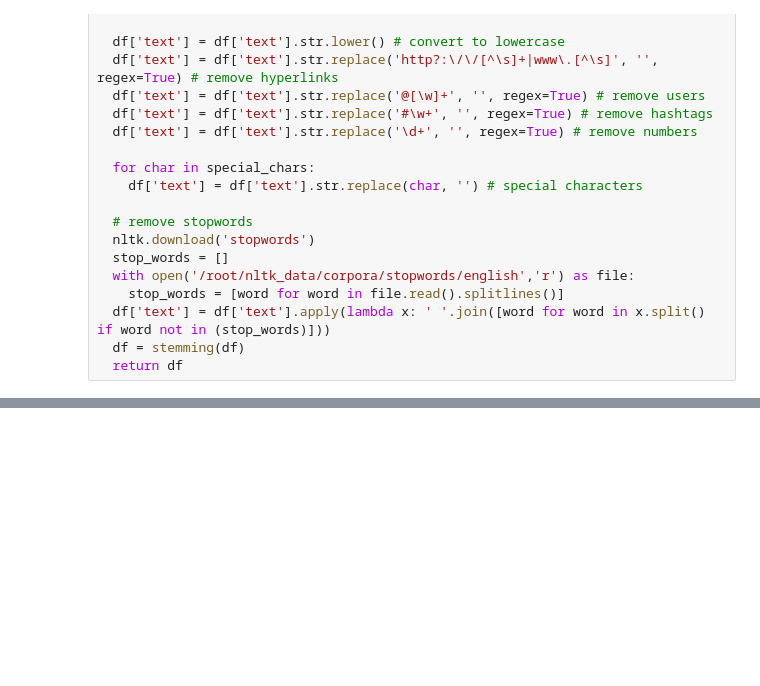
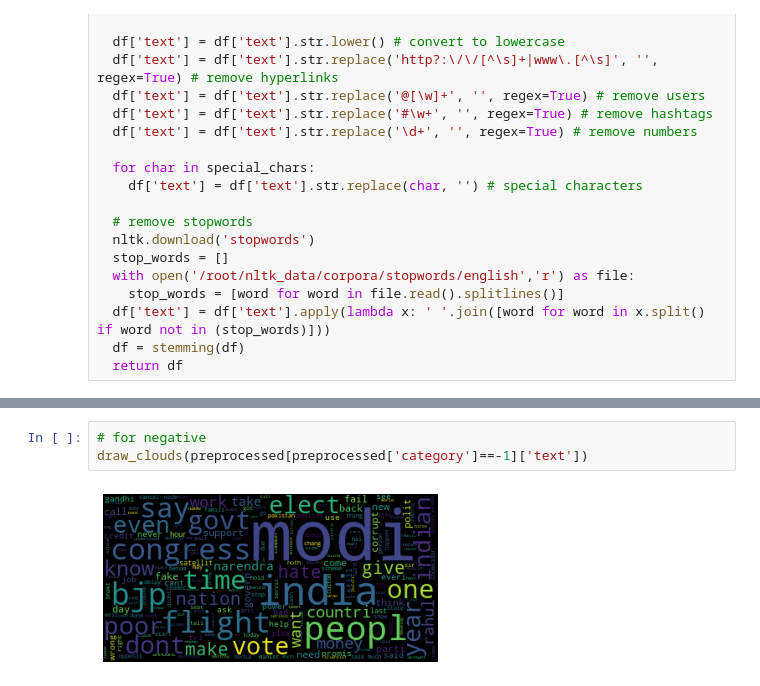
Before and after one commit to beta996/Twitter-Sentiment-Analysis, a Jupyter notebook: MLproject1.ipynb, the cells around one changed output, grey strips where cells are left out. Drawn from its saved outputs; the diff is of its cells as text; blank space fills up the shorter version.

```diff
--- a/MLproject1.ipynb
+++ b/MLproject1.ipynb
@@ -159,0 +212,5 @@ See the caveats in the documentation: https://pandas.pydata.org/pandas-docs/stab
+# %%
+# for negative
+draw_clouds(preprocessed[preprocessed['category']==-1]['text'])
+# %% [output]
+[figure, added]
```
Also changed, not shown: parts of 22 cells of this notebook.
